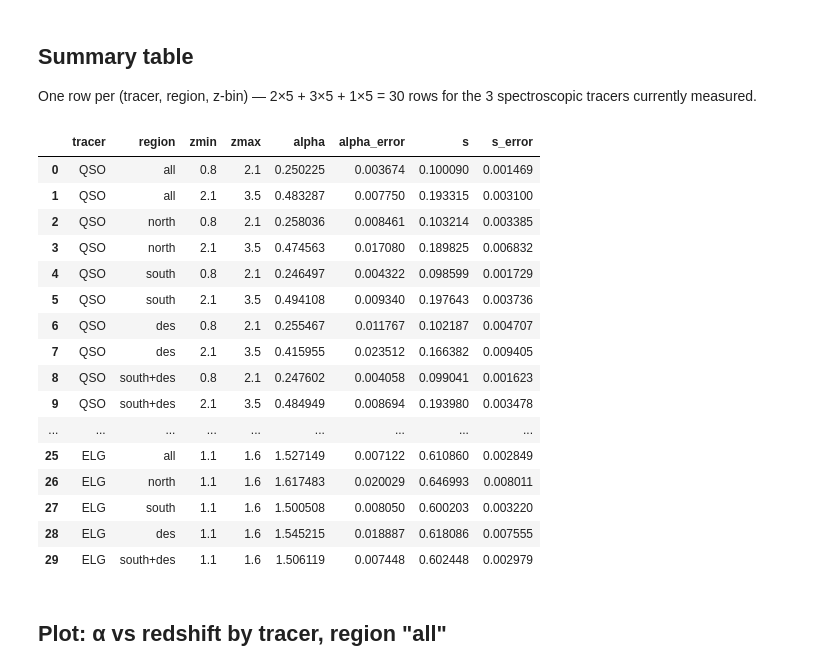
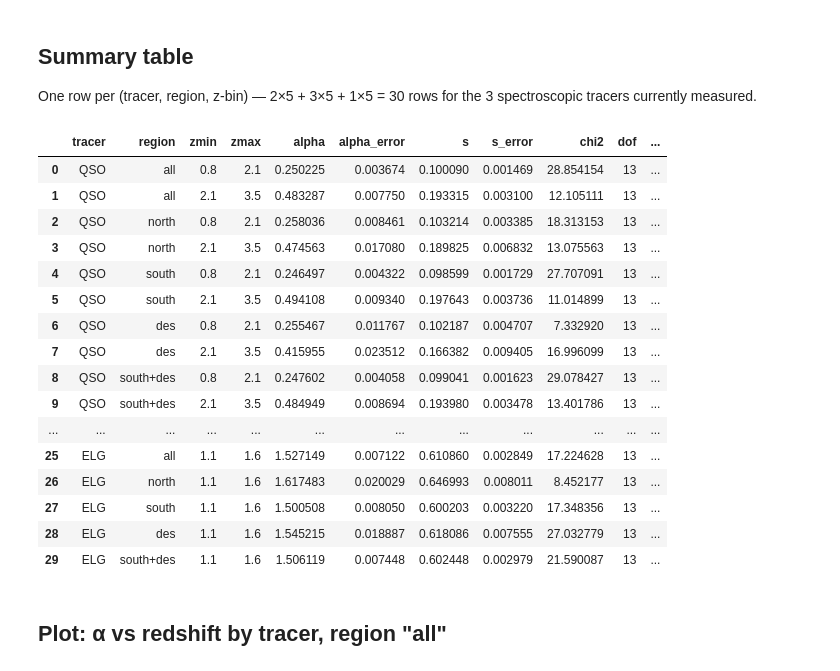
Before and after one commit to sofiachiarenza/magnification_bias_DESI, a Jupyter notebook: notebooks/summarize_alpha_results.ipynb, the cells around one changed output. Saved outputs shown, nothing was run; the diff lists cells and outputs as text; code cells hidden in the pictures.

```diff
--- a/notebooks/summarize_alpha_results.ipynb
+++ b/notebooks/summarize_alpha_results.ipynb
@@ -31,7 +33,9 @@ Each `.h5` file is nested `galaxy_type/region/{alphas, alphas_error, simple_alph
 # %%
 def load_tracer_results(tracer_name, meta):
     rows = []
-    with h5py.File(RESULTS_DIR + meta["file"], "r") as f:
+    full_file = meta["file"].replace(".h5", "_full.h5")
+    with h5py.File(RESULTS_DIR + meta["file"], "r") as f, \
+         h5py.File(RESULTS_DIR + full_file, "r") as f_full:
         gtype = meta["galaxy_type"]
         if gtype not in f:
             print(f"Warning: {gtype} not found in {meta['file']}")
@@ -44,13 +48,19 @@ def load_tracer_results(tracer_name, meta):
             alphas_err = grp["alphas_error"][()]
             simple_alphas = grp["simple_alphas"][()]
             simple_alphas_err = grp["simple_alphas_error"][()]
+
+            full_grp = f_full["alphas"][gtype][region]
+
             zbins = meta["zbins"]
             for i in range(len(zbins) - 1):
+                fit = full_grp[str(i)]["fit"]
                 rows.append(dict(
                     tracer=tracer_name, region=region,
                     zmin=zbins[i], zmax=zbins[i + 1],
                     alpha=alphas[i], alpha_error=alphas_err[i],
                     simple_alpha=simple_alphas[i], simple_alpha_error=simple_alphas_err[i],
+                    chi2=fit["chi2"][()], dof=int(fit["dof"][()]),
+                    red_chi2=fit["red_chi2"][()], PTE=fit["PTE"][()],
                 ))
     return rows
 
@@ -79,34 +89,35 @@ One row per (tracer, region, z-bin) — 2×5 + 3×5 + 1×5 = 30 rows for the 3 s
 # %%
 tracer_order = {"QSO": 0, "LRG": 1, "ELG": 2}
 region_order = {r: i for i, r in enumerate(REGIONS)}
 
 df_sorted = (
     df.assign(_t=df["tracer"].map(tracer_order), _r=df["region"].map(region_order))
       .sort_values(["_t", "_r", "zmin"])
       .drop(columns=["_t", "_r"])
       .reset_index(drop=True)
 )
 
-summary_table = df_sorted[["tracer", "region", "zmin", "zmax", "alpha", "alpha_error", "s", "s_error"]]
+summary_table = df_sorted[["tracer", "region", "zmin", "zmax", "alpha", "alpha_error", "s", "s_error",
+                            "chi2", "dof", "red_chi2", "PTE"]]
 summary_table
 # %% [output]
-|  | tracer | region | zmin | zmax | alpha | alpha_error | s | s_error |
-| 0 | QSO | all | 0.8 | 2.1 | 0.250225 | 0.003674 | 0.100090 | 0.001469 |
-| 1 | QSO | all | 2.1 | 3.5 | 0.483287 | 0.007750 | 0.193315 | 0.003100 |
-| 2 | QSO | north | 0.8 | 2.1 | 0.258036 | 0.008461 | 0.103214 | 0.003385 |
-| 3 | QSO | north | 2.1 | 3.5 | 0.474563 | 0.017080 | 0.189825 | 0.006832 |
-| 4 | QSO | south | 0.8 | 2.1 | 0.246497 | 0.004322 | 0.098599 | 0.001729 |
-| 5 | QSO | south | 2.1 | 3.5 | 0.494108 | 0.009340 | 0.197643 | 0.003736 |
-| 6 | QSO | des | 0.8 | 2.1 | 0.255467 | 0.011767 | 0.102187 | 0.004707 |
-| 7 | QSO | des | 2.1 | 3.5 | 0.415955 | 0.023512 | 0.166382 | 0.009405 |
-| 8 | QSO | south+des | 0.8 | 2.1 | 0.247602 | 0.004058 | 0.099041 | 0.001623 |
-| 9 | QSO | south+des | 2.1 | 3.5 | 0.484949 | 0.008694 | 0.193980 | 0.003478 |
-| ... | ... | ... | ... | ... | ... | ... | ... | ... |
-| 25 | ELG | all | 1.1 | 1.6 | 1.527149 | 0.007122 | 0.610860 | 0.002849 |
-| 26 | ELG | north | 1.1 | 1.6 | 1.617483 | 0.020029 | 0.646993 | 0.008011 |
-| 27 | ELG | south | 1.1 | 1.6 | 1.500508 | 0.008050 | 0.600203 | 0.003220 |
-| 28 | ELG | des | 1.1 | 1.6 | 1.545215 | 0.018887 | 0.618086 | 0.007555 |
-| 29 | ELG | south+des | 1.1 | 1.6 | 1.506119 | 0.007448 | 0.602448 | 0.002979 |
+|  | tracer | region | zmin | zmax | alpha | alpha_error | s | s_error | chi2 | dof | ... |
+| 0 | QSO | all | 0.8 | 2.1 | 0.250225 | 0.003674 | 0.100090 | 0.001469 | 28.854154 | 13 | ... |
+| 1 | QSO | all | 2.1 | 3.5 | 0.483287 | 0.007750 | 0.193315 | 0.003100 | 12.105111 | 13 | ... |
+| 2 | QSO | north | 0.8 | 2.1 | 0.258036 | 0.008461 | 0.103214 | 0.003385 | 18.313153 | 13 | ... |
+| 3 | QSO | north | 2.1 | 3.5 | 0.474563 | 0.017080 | 0.189825 | 0.006832 | 13.075563 | 13 | ... |
+| 4 | QSO | south | 0.8 | 2.1 | 0.246497 | 0.004322 | 0.098599 | 0.001729 | 27.707091 | 13 | ... |
+| 5 | QSO | south | 2.1 | 3.5 | 0.494108 | 0.009340 | 0.197643 | 0.003736 | 11.014899 | 13 | ... |
+| 6 | QSO | des | 0.8 | 2.1 | 0.255467 | 0.011767 | 0.102187 | 0.004707 | 7.332920 | 13 | ... |
+| 7 | QSO | des | 2.1 | 3.5 | 0.415955 | 0.023512 | 0.166382 | 0.009405 | 16.996099 | 13 | ... |
+| 8 | QSO | south+des | 0.8 | 2.1 | 0.247602 | 0.004058 | 0.099041 | 0.001623 | 29.078427 | 13 | ... |
+| 9 | QSO | south+des | 2.1 | 3.5 | 0.484949 | 0.008694 | 0.193980 | 0.003478 | 13.401786 | 13 | ... |
+| ... | ... | ... | ... | ... | ... | ... | ... | ... | ... | ... | ... |
+| 25 | ELG | all | 1.1 | 1.6 | 1.527149 | 0.007122 | 0.610860 | 0.002849 | 17.224628 | 13 | ... |
+| 26 | ELG | north | 1.1 | 1.6 | 1.617483 | 0.020029 | 0.646993 | 0.008011 | 8.452177 | 13 | ... |
+| 27 | ELG | south | 1.1 | 1.6 | 1.500508 | 0.008050 | 0.600203 | 0.003220 | 17.348356 | 13 | ... |
+| 28 | ELG | des | 1.1 | 1.6 | 1.545215 | 0.018887 | 0.618086 | 0.007555 | 27.032779 | 13 | ... |
+| 29 | ELG | south+des | 1.1 | 1.6 | 1.506119 | 0.007448 | 0.602448 | 0.002979 | 21.590087 | 13 | ... |
 # %% [markdown]
 ## Plot: α vs redshift by tracer, region "all"
 # %%
```
Also changed, not shown: parts of 1 cell of this notebook.
